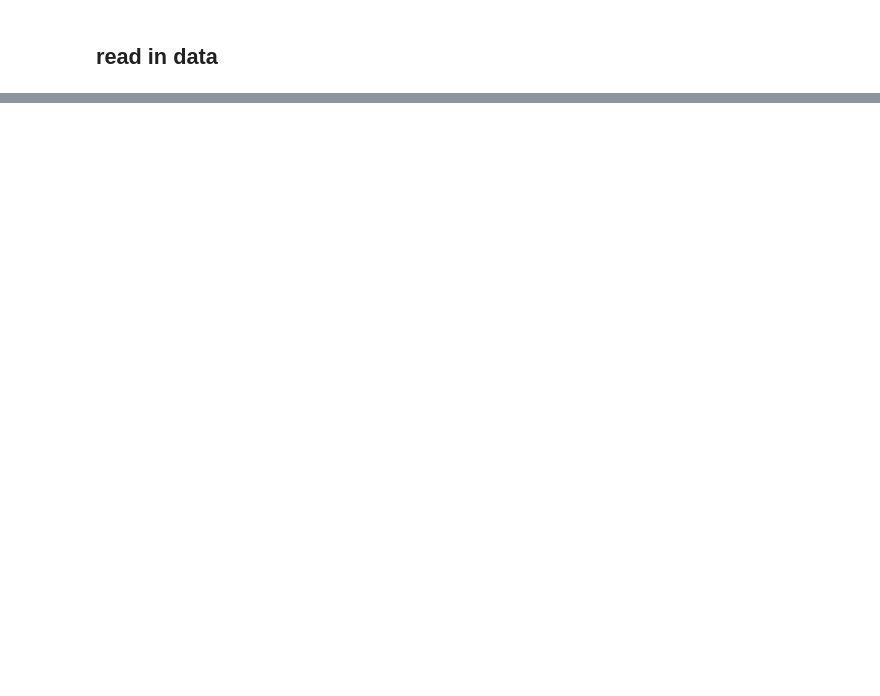
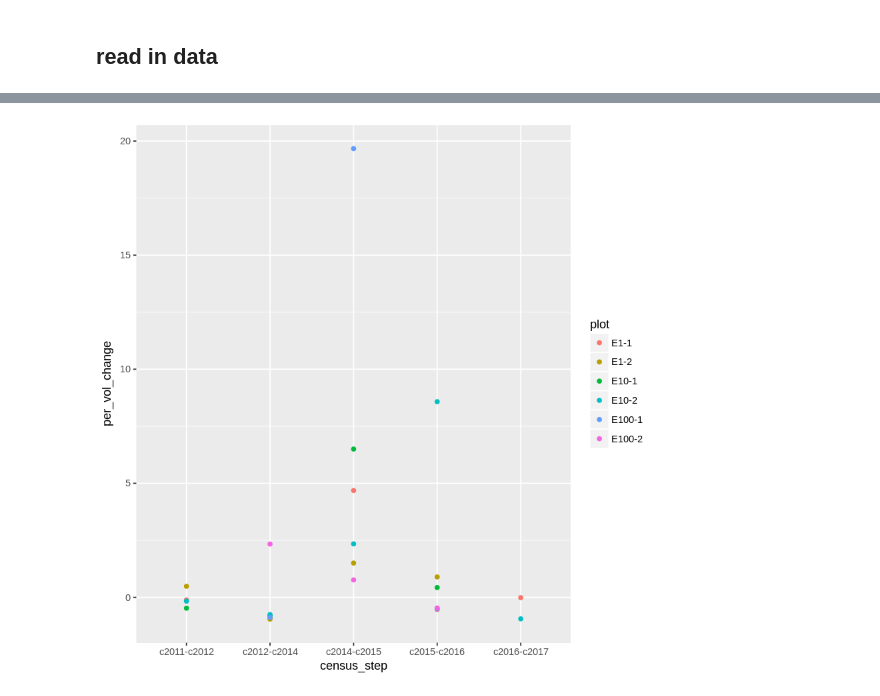
Before and after one commit to dbridg15/masters_project, a Jupyter notebook: Code/playing.ipynb, the cells around one changed output, grey strips where cells are left out. Drawn from its saved outputs; the diff is of its cells as text; code cells hidden in the pictures; blank space fills up the shorter version.

Commit message:
starting to compare and link to stability

```diff
--- a/Code/playing.ipynb
+++ b/Code/playing.ipynb
@@ -85,0 +73,6 @@ Beetles:  0.3833333
+# %%
+a = hvs_rslts_trees@rslts
+a = hvs_rslts_mammals@compare
+# %%
+ggplot(data = a, aes(x = census_step, y = per_vol_change, color = plot)) + geom_point()
+# %% [output]
@@ -85,0 +81 @@ Beetles:  0.3833333
+[figure, added]
```
Also changed, not shown: parts of 8 cells of this notebook, 1 other file.
